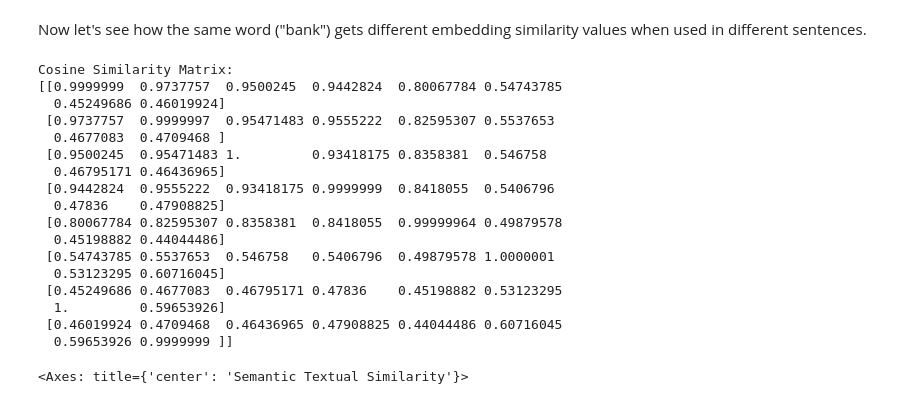
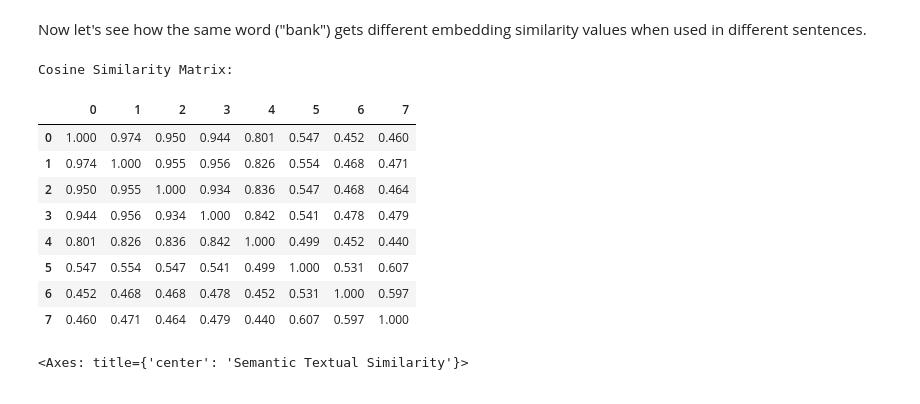
Before and after one commit to awaldis/ai-notes, a Jupyter notebook: context_embed_exploration.ipynb, the cells around one changed output. Saved outputs shown, nothing was run; the diff lists cells and outputs as text; code cells hidden in the pictures.

Commit message:
Print the cosine similarity matrix numeric values in a prettier format

```diff
--- a/context_embed_exploration.ipynb
+++ b/context_embed_exploration.ipynb
@@ -44,28 +45,23 @@ Now let's see how the same word ("bank") gets different embedding similarity val
 # %%
 # Convert list of embeddings to numpy array
 embeddings_array = np.vstack(embeddings)
 
 # Compute cosine similarity matrix
 similarity_matrix = cosine_similarity(embeddings_array)
 
 print("Cosine Similarity Matrix:")
-print(similarity_matrix)
+#print(similarity_matrix)
+df = pd.DataFrame(similarity_matrix)
+df.style.format(precision=3)
 # %% [output]
 Cosine Similarity Matrix:
-[[0.9999999  0.9737757  0.9500245  0.9442824  0.80067784 0.54743785
-  0.45249686 0.46019924]
- [0.9737757  0.9999997  0.95471483 0.9555222  0.82595307 0.5537653
-  0.4677083  0.4709468 ]
- [0.9500245  0.95471483 1.         0.93418175 0.8358381  0.546758
-  0.46795171 0.46436965]
- [0.9442824  0.9555222  0.93418175 0.9999999  0.8418055  0.5406796
-  0.47836    0.47908825]
- [0.80067784 0.82595307 0.8358381  0.8418055  0.99999964 0.49879578
-  0.45198882 0.44044486]
- [0.54743785 0.5537653  0.546758   0.5406796  0.49879578 1.0000001
-  0.53123295 0.60716045]
- [0.45249686 0.4677083  0.46795171 0.47836    0.45198882 0.53123295
-  1.         0.59653926]
- [0.46019924 0.4709468  0.46436965 0.47908825 0.44044486 0.60716045
-  0.59653926 0.9999999 ]]
+|  | 0 | 1 | 2 | 3 | 4 | 5 | 6 | 7 |
+| 0 | 1.000 | 0.974 | 0.950 | 0.944 | 0.801 | 0.547 | 0.452 | 0.460 |
+| 1 | 0.974 | 1.000 | 0.955 | 0.956 | 0.826 | 0.554 | 0.468 | 0.471 |
+| 2 | 0.950 | 0.955 | 1.000 | 0.934 | 0.836 | 0.547 | 0.468 | 0.464 |
+| 3 | 0.944 | 0.956 | 0.934 | 1.000 | 0.842 | 0.541 | 0.478 | 0.479 |
+| 4 | 0.801 | 0.826 | 0.836 | 0.842 | 1.000 | 0.499 | 0.452 | 0.440 |
+| 5 | 0.547 | 0.554 | 0.547 | 0.541 | 0.499 | 1.000 | 0.531 | 0.607 |
+| 6 | 0.452 | 0.468 | 0.468 | 0.478 | 0.452 | 0.531 | 1.000 | 0.597 |
+| 7 | 0.460 | 0.471 | 0.464 | 0.479 | 0.440 | 0.607 | 0.597 | 1.000 |
 # %%
```
Also changed, not shown: parts of 2 cells of this notebook.
